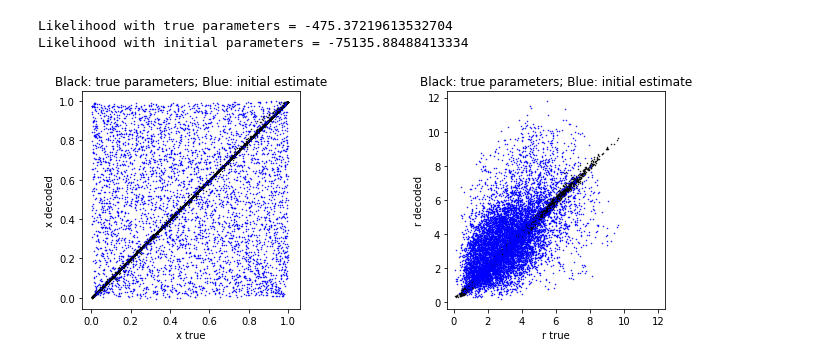
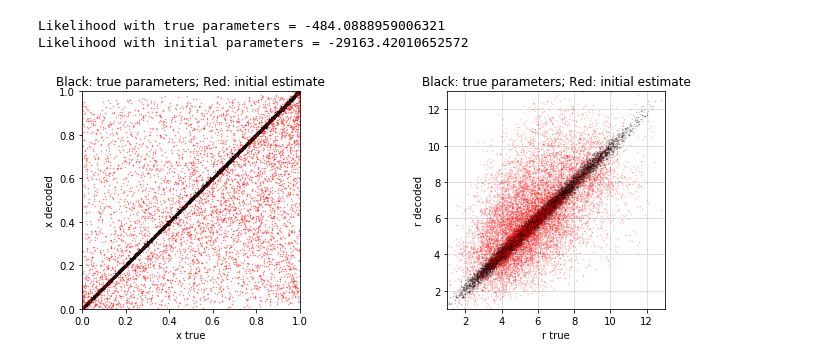
Before and after one commit to XaqLab/InferringInference, a Jupyter notebook: notebooks/InferTAPbrain_torch-demo.ipynb, the cells around one changed output. Cells and saved outputs as stored; diff of their text form; code cells hidden in the pictures.

Commit message:
Code as of Nov 18 with scripts for loglikelihood vs. assumed no. of latent variables and input gain

```diff
--- a/notebooks/InferTAPbrain_torch-demo.ipynb
+++ b/notebooks/InferTAPbrain_torch-demo.ipynb
@@ -9,7 +9,7 @@ from plotutils import *
 Load the tap brain model
 """
 
-fname = 'Ns_5_noiseseed_0'
+fname = 'Ns_7_noiseseed_0'
 use_cuda = True
 tapbrain, theta, params = loadbrain('../data/brains/' + fname, use_cuda)
 
@@ -22,17 +22,18 @@ lam, G, J, U, V = extractParams(theta, 18, Ns, Ny, Nr)
 """
 Generate TAP brain measurements
 """
-# noise_seed = 0
-# np.random.seed(noise_seed)
-# torch.manual_seed(noise_seed)
 
-params['gain_y'] = 25/np.sqrt(Ns)
+noise_seed = 0
+np.random.seed(noise_seed)
+torch.manual_seed(noise_seed)
+
+params['gain_y'] = 20/np.sqrt(Ns)
 
 T_clip = 20
 B, T   = 200, 50
 y, x, r_brain = generatedata(tapbrain, theta, params, use_cuda, B, T, T_clip)
 
 # Add independent noise to neural activity
-q_process = 1e-6
-q_obs     = 0.01
+q_process = 1e-5
+q_obs     = 0.05
 r_brain   = r_brain + np.sqrt(q_obs)*np.random.randn(r_brain.shape[0], T, B)
@@ -89,10 +94,10 @@ B = 20
 # x       = x[:,0:T+1,0:B]
 # y       = y[:,0:T,0:B]
 
-
 # Generate new measurements
 y, x, r_brain = [], [], []
-gainy = np.linspace(5,25,B)
+gainy = np.linspace(1,20,B)
+# gainy = np.linspace(5,25,B)
 
 for b in range(B):
     params['gain_y'] = gainy[b]
@@ -108,7 +113,3 @@ r_brain = np.stack(r_brain).transpose(1,2,0)
 
 # Add independent noise to neural activity
 r_brain = r_brain + np.sqrt(q_obs)*np.random.randn(r_brain.shape[0], T, B)
-
-# Reshape the neural activity and measurements into batches x no. of vars x time
-r_brain = r_brain.transpose(2,0,1)
-y       = y.transpose(2,0,1)
@@ -156,36 +164,44 @@ Run PF with initial values of parameters
 with torch.no_grad():
     LL_hat, x_hat, P_hat, W_hat = particlefilter_torch(G_hat, J_hat, U_hat, V_hat, lam, r_brain, y, P_process, P_obs, Np)
 
-print('Likelihood with true parameters =', LL_tp.mean().data.numpy())
-print('Likelihood with initial parameters =', LL_hat.mean().data.numpy())
+print('Likelihood with true parameters = %.3f' %(LL_tp.mean().data.numpy()))
+print('Likelihood with initial parameters = %.3f' %(LL_hat.mean().data.numpy()))
 
 x_init = x_hat*1.0
 r_init = torch.matmul(U_hat,x_hat[...,1:])
 # %% [output]
-Likelihood with true parameters = -475.37219613532704
-Likelihood with initial parameters = -75135.88488413334
+Likelihood with true parameters = -484.0888959006321
+Likelihood with initial parameters = -29163.42010652572
 # %%
 """
 Plot comparison of latent states decoded by the PF using initial value of parameters vs. ground truth
 """
 
-T_st = 6 # discard the first T_st samples for plotting
+T_st = 10 # discard the first T_st samples for plotting
 
 fig, ax = plt.subplots(1,2,figsize=(12,4))
 ax[0].plot(x[:,T_st:,:].flatten(), x_tp[...,T_st:].permute(1,2,0).data.numpy().flatten(),'k.',markersize=1)
-ax[0].plot(x[:,T_st:,:].flatten(), np.dot(PermMat.T, np.reshape(x_init[...,T_st:].permute(1,2,0).data.numpy(),[Ns,B*(T+1-T_st)])).flatten(),'b.',markersize=1)
+ax[0].plot(x[:,T_st:,:].flatten(), np.dot(PermMat.T, np.reshape(x_init[...,T_st:].permute(1,2,0).data.numpy(),[Ns,B*(T+1-T_st)])).flatten(),'r.',markersize=1,alpha=0.5)
 ax[0].set(xlabel='x true', ylabel='x decoded')
-ax[0].set_title('Black: true parameters; Blue: initial estimate')
+ax[0].set_title('Black: true parameters; Red: initial estimate')
 ax[0].axis('square')
+ax[0].axis([0,1,0,1])
 
-ax[1].plot(r_brain[...,T_st:].data.numpy().flatten(),r_tp[...,T_st:].data.numpy().flatten(),'k.',markersize=1)
-ax[1].plot(r_brain[...,T_st:].data.numpy().flatten(),r_init[...,T_st:].data.numpy().flatten(),'b.',markersize=1)
+rmax = np.round(r_brain.max().item())
+rmin = np.round(r_brain.min().item())
+
+ax[1].plot(r_brain[...,T_st:].data.numpy().flatten(),r_tp[...,T_st:].data.numpy().flatten(),'k.',markersize=1,alpha=0.25)
+ax[1].plot(r_brain[...,T_st:].data.numpy().flatten(),r_init[...,T_st:].data.numpy().flatten(),'r.',markersize=1,alpha=0.25)
+ax[1].grid(True,alpha=0.5)
 ax[1].set(xlabel='r true', ylabel='r decoded')
-ax[1].set_title('Black: true parameters; Blue: initial estimate')
+ax[1].set_title('Black: true parameters; Red: initial estimate')
 ax[1].axis('square')
+ax[1].axis('square')
+ax[1].axis([rmin,rmax,rmin,rmax])
+#plt.savefig('InitialDynamics.pdf')
 plt.show()
 # %% [output]
-[figure, old version]
+[figure, new version]
 # %%
 # Run PF-EM
 
```
Also changed, not shown: parts of 10 cells of this notebook, 9 other files.
